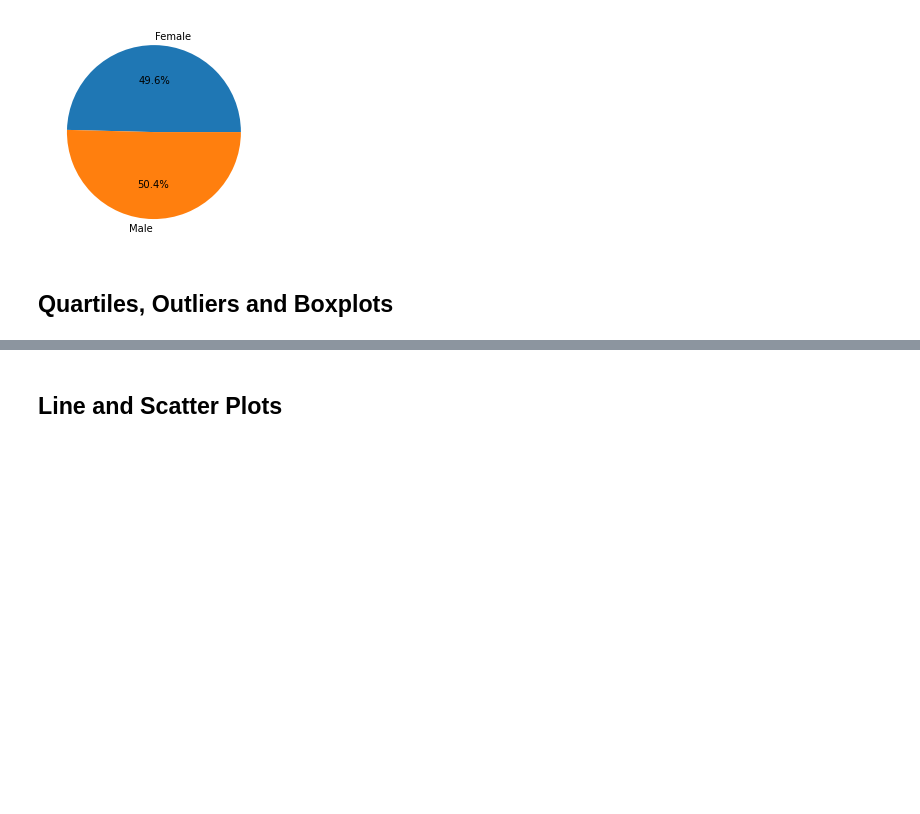
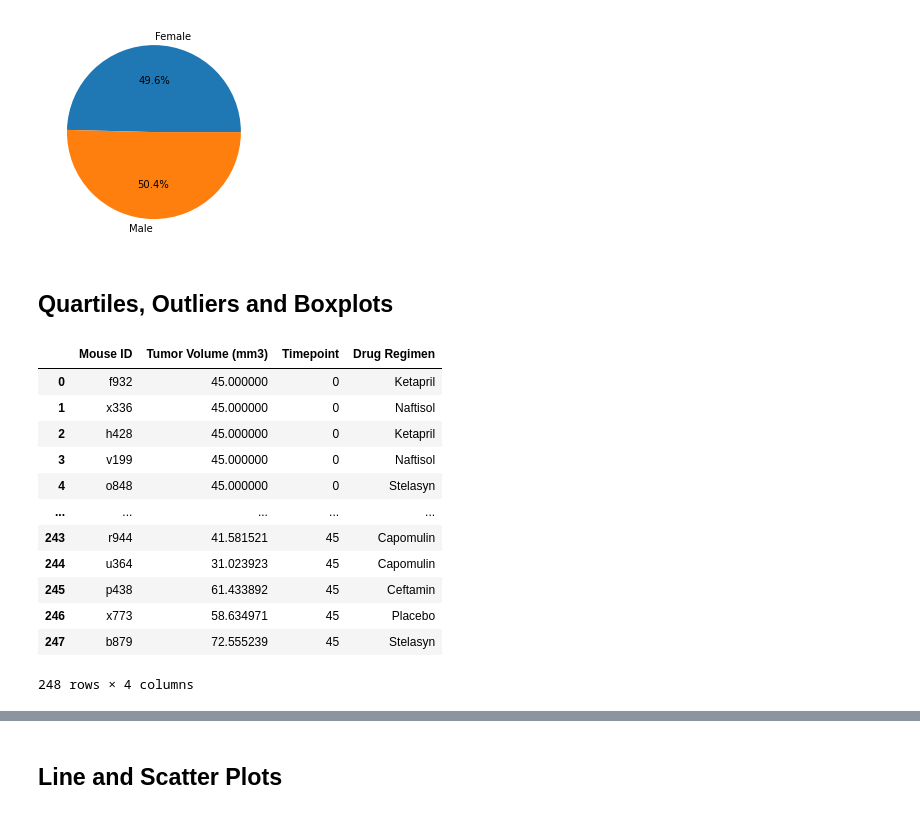
Before and after one commit to fanchea84/Matplotlib-challenge, a Jupyter notebook: Pymaceuticals.ipynb, the cells around one changed output, grey strips where cells are left out. Saved outputs shown, nothing was run; the diff lists cells and outputs as text; code cells hidden in the pictures; blank space fills up the shorter version.

```diff
--- a/Pymaceuticals.ipynb
+++ b/Pymaceuticals.ipynb
@@ -186,10 +186,27 @@ plt.pie(sizes, labels=labels, autopct="%1.1f%%")
 # %%
 # Calculate the final tumor volume of each mouse across four of the treatment regimens:
 # Capomulin, Ramicane, Infubinol, and Ceftamin
 
 # Start by getting the last (greatest) timepoint for each mouse
-
-
+mouse_time_df = full_data[["Mouse ID","Timepoint"]]
+mouse_time_grouped_df = mouse_time_df.groupby(["Mouse ID"]).max()
 # Merge this group df with the original dataframe to get the tumor volume at the last timepoint
+final_volume_df = full_data.merge(mouse_time_grouped_df,how = 'right', left_on = ['Mouse ID','Timepoint'], right_on = ['Mouse ID','Timepoint'])
+final_tumor_volume_df = final_volume_df[['Mouse ID','Tumor Volume (mm3)','Timepoint','Drug Regimen']]
+final_tumor_volume_df
+# %% [output]
+|  | Mouse ID | Tumor Volume (mm3) | Timepoint | Drug Regimen |
+| 0 | f932 | 45.000000 | 0 | Ketapril |
+| 1 | x336 | 45.000000 | 0 | Naftisol |
+| 2 | h428 | 45.000000 | 0 | Ketapril |
+| 3 | v199 | 45.000000 | 0 | Naftisol |
+| 4 | o848 | 45.000000 | 0 | Stelasyn |
+| ... | ... | ... | ... | ... |
+| 243 | r944 | 41.581521 | 45 | Capomulin |
+| 244 | u364 | 31.023923 | 45 | Capomulin |
+| 245 | p438 | 61.433892 | 45 | Ceftamin |
+| 246 | x773 | 58.634971 | 45 | Placebo |
+| 247 | b879 | 72.555239 | 45 | Stelasyn |
+248 rows × 4 columns
 # %%
 # Put treatments into a list for for loop (and later for plot labels)
```
Also changed, not shown: parts of 2 cells of this notebook.
